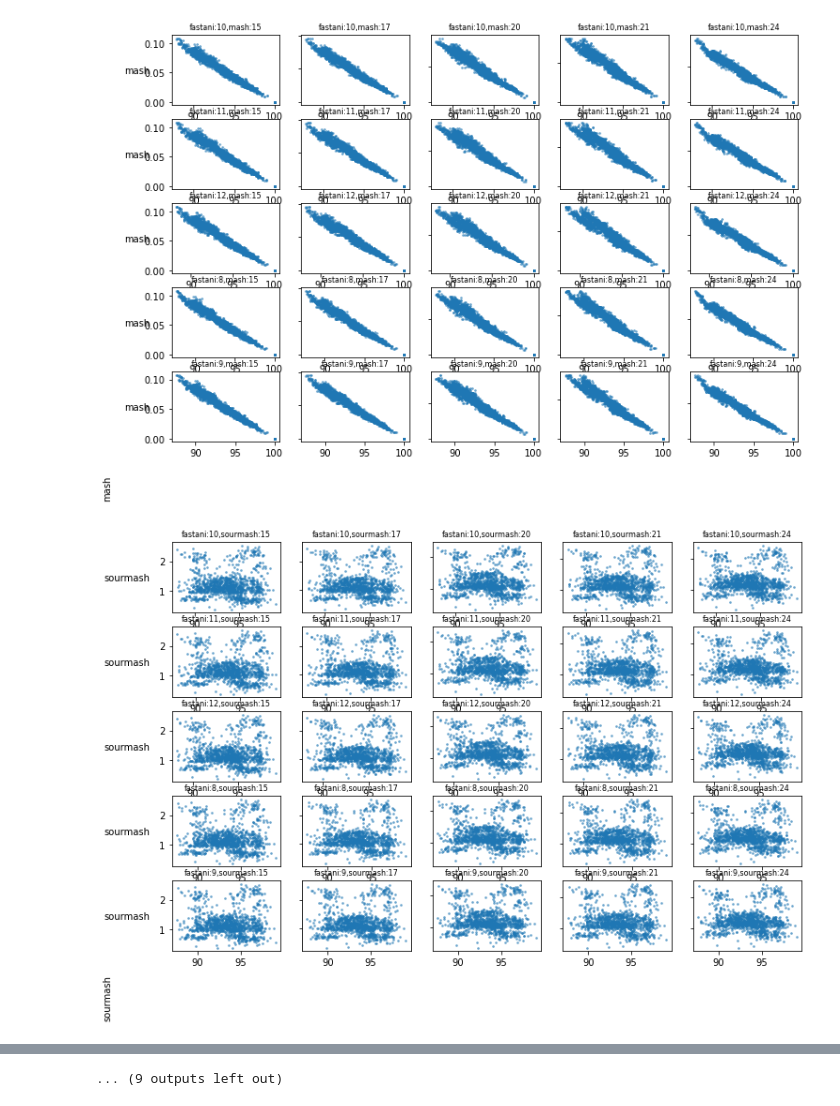
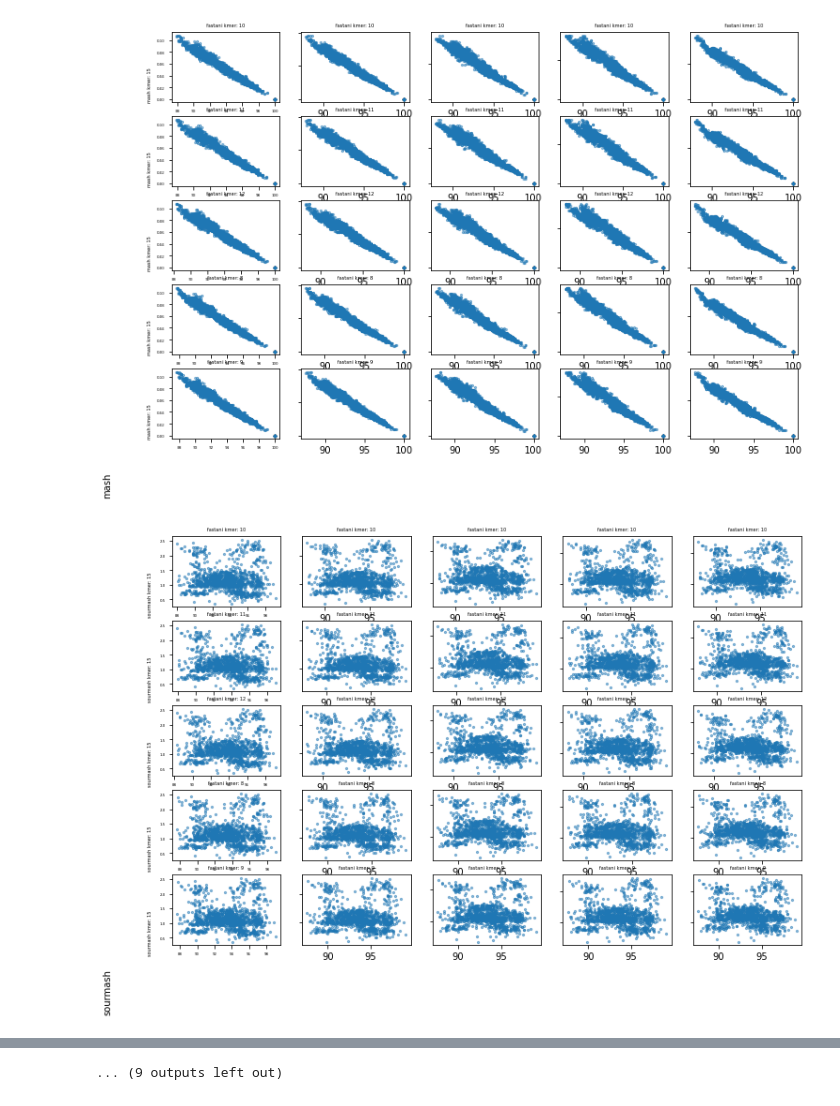
Before and after one commit to portillanath/phallet_pilot, a Jupyter notebook: 07.Graphing.ipynb, the cells around one changed output, grey strips where cells are left out. Saved outputs shown, nothing was run; the diff lists cells and outputs as text; code cells hidden in the pictures.

```diff
--- a/07.Graphing.ipynb
+++ b/07.Graphing.ipynb
@@ -111,20 +111,20 @@ for genus in subdirectories:
                     df_subset_my_kmer = df_subset_my[df_subset_my[f"kmer_{my}"] == my_kmer]
                     # Check if there are any data points for the current kmer combination
                     merged_df = pd.merge(df_subset_mx_kmer, df_subset_my_kmer, on=["GenomeA", "GenomeB"], how="outer")
-                    print(merged_df)
-                    print(os.getcwd())
         # Create a scatterplot for the current kmer_mx and kmer_my
                     ax = axes[i, j]
-                    ax.set_title(f"{algorithm_mx}:{mx_kmer},{algorithm_my}:{my_kmer}",fontsize=8)
-                    ax.scatter(merged_df[f"{mx}_distance"],merged_df[f"{my}_distance"],alpha=0.5,s=3)
+                    ax.set_title(f"{algorithm_mx} kmer: {mx_kmer}",fontsize=8)
+                    ax.tick_params(axis='both', which='major',labelsize=6)
+                    ax.scatter(merged_df[f"{mx}_distance"],merged_df[f"{my}_distance"],alpha=0.5,s=5)
                           # Remove y-axis labels from subplots except for the leftmost column
                     if j > 0:
                        ax.set_yticklabels([])
 
         # Set a single y-label scale on the left side of the panel
                     if j == 0:
-                       ax.set_ylabel(algorithm_my, rotation=0, ha='right', va='center')
+                       ax.set_ylabel(f"{algorithm_my} kmer: {my_kmer}", rotation=90, ha='right', va='center',fontsize=8)
                        ax.yaxis.set_label_coords(-0.2, 0.5)
+
         # Save the current figure to a PDF file if there are valid combinations
               pdf_filename = f"{genus_name}_{algorithm_mx}_{algorithm_my}.pdf"
               with PdfPages(pdf_filename) as pdf:
@@ -154,2 +143,2 @@ for genus in subdirectories:
-[figure, old version]
+[figure, new version]
-[figure, old version]
+[figure, new version]
```
Also changed, not shown: parts of 1 cell of this notebook.
